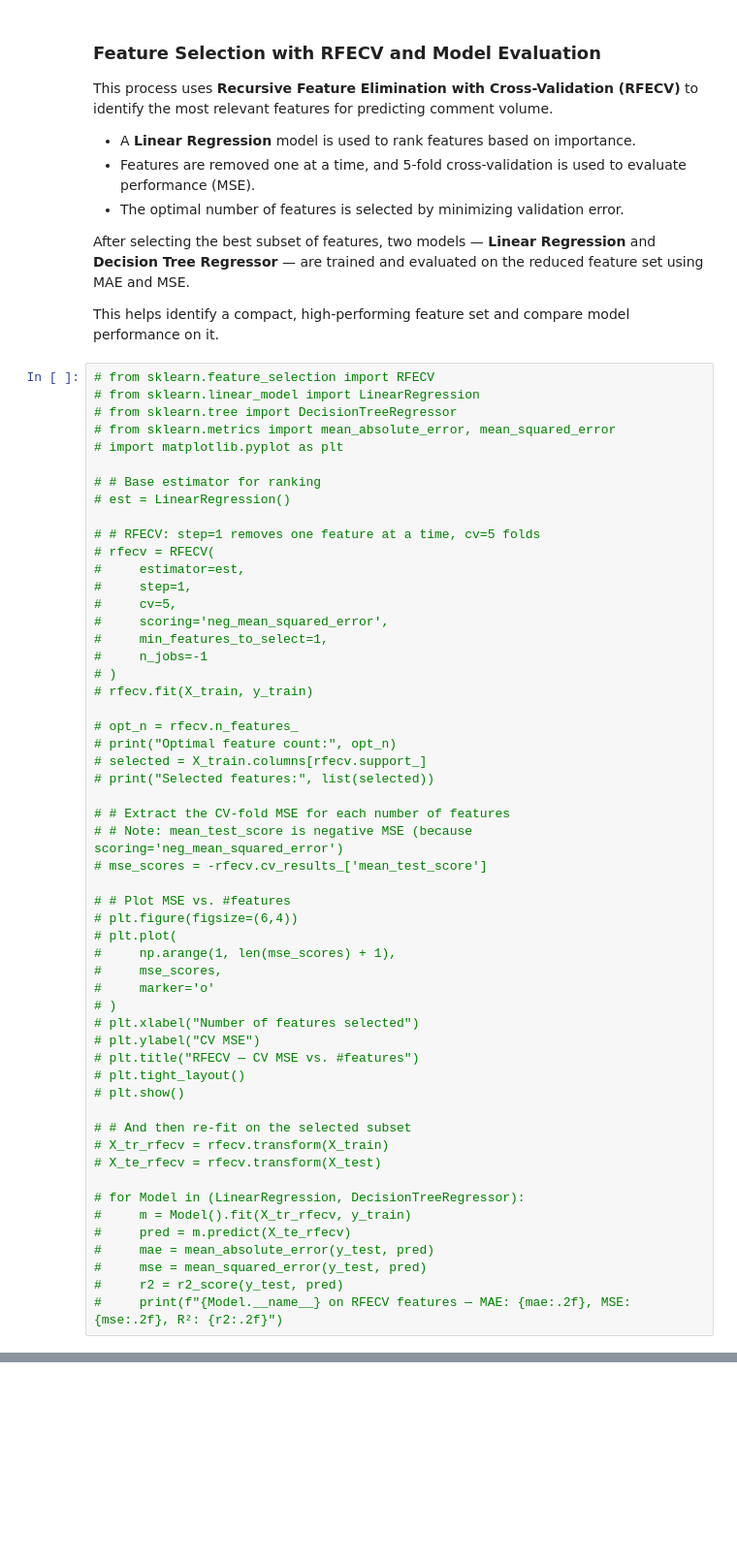
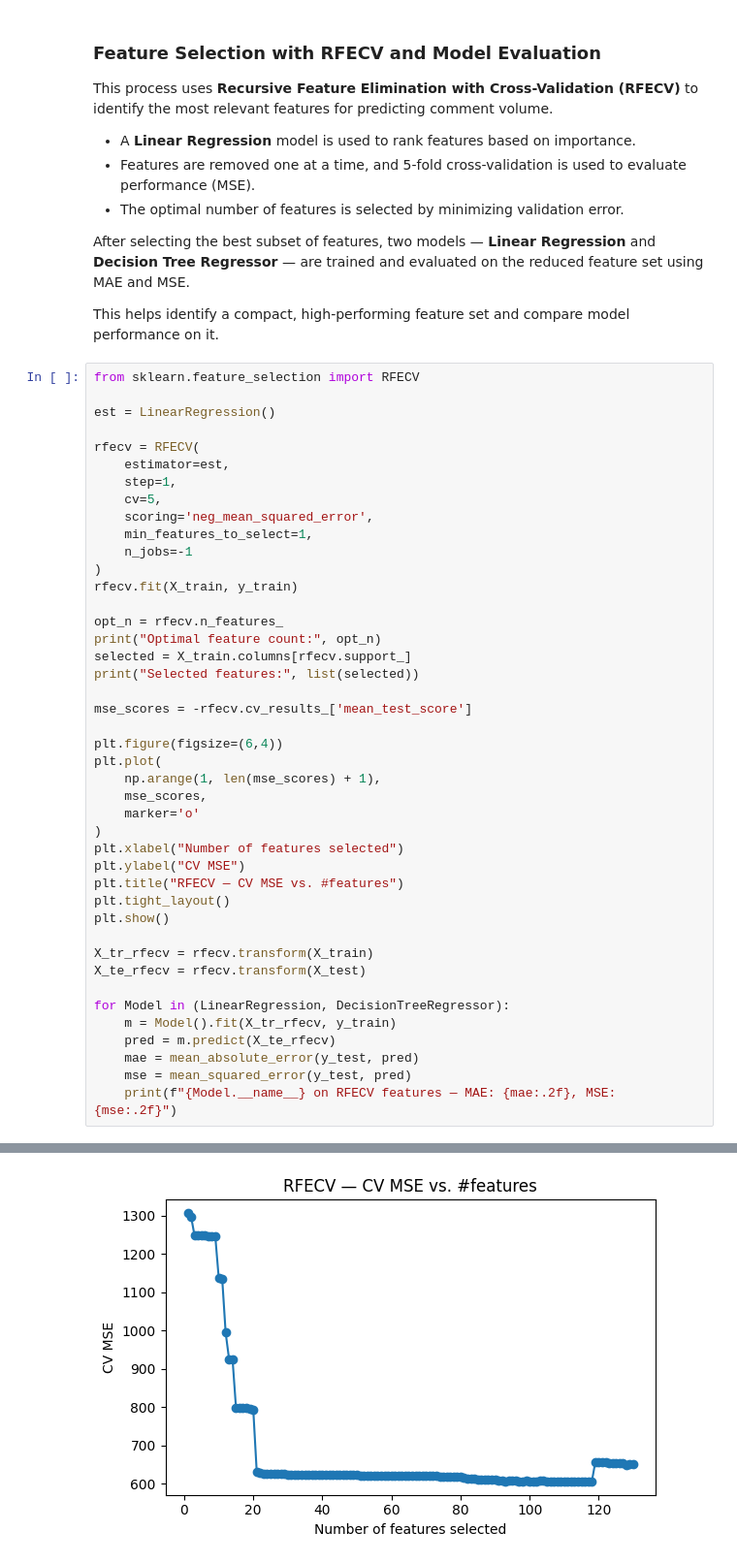
Before and after one commit to Joel-Milla/cs3244_Final_Project, a Jupyter notebook: 3_FeatureEngineering.ipynb, the cells around one changed output, grey strips where cells are left out. Shown at 97% size. Saved outputs shown, nothing was run; the diff lists cells and outputs as text; blank space fills up the shorter version.

```diff
--- a/3_FeatureEngineering.ipynb
+++ b/3_FeatureEngineering.ipynb
@@ -467,56 +412,46 @@ After selecting the best subset of features, two models — **Linear Regression*
 
 This helps identify a compact, high-performing feature set and compare model performance on it.
 # %%
-# from sklearn.feature_selection import RFECV
-# from sklearn.linear_model import LinearRegression
-# from sklearn.tree import DecisionTreeRegressor
-# from sklearn.metrics import mean_absolute_error, mean_squared_error
-# import matplotlib.pyplot as plt
+from sklearn.feature_selection import RFECV
 
-# # Base estimator for ranking
-# est = LinearRegression()
+est = LinearRegression()
 
-# # RFECV: step=1 removes one feature at a time, cv=5 folds
-# rfecv = RFECV(
-#     estimator=est,
-#     step=1,
-#     cv=5,
-#     scoring='neg_mean_squared_error',
-#     min_features_to_select=1,
-#     n_jobs=-1
-# )
-# rfecv.fit(X_train, y_train)
+rfecv = RFECV(
+    estimator=est,
+    step=1,
+    cv=5,
+    scoring='neg_mean_squared_error',
+    min_features_to_select=1,
+    n_jobs=-1
+)
+rfecv.fit(X_train, y_train)
 
-# opt_n = rfecv.n_features_
-# print("Optimal feature count:", opt_n)
-# selected = X_train.columns[rfecv.support_]
-# print("Selected features:", list(selected))
+opt_n = rfecv.n_features_
+print("Optimal feature count:", opt_n)
+selected = X_train.columns[rfecv.support_]
+print("Selected features:", list(selected))
 
-# # Extract the CV‐fold MSE for each number of features
-# # Note: mean_test_score is negative MSE (because scoring='neg_mean_squared_error')
-# mse_scores = -rfecv.cv_results_['mean_test_score']
+mse_scores = -rfecv.cv_results_['mean_test_score']
 
-# # Plot MSE vs. #features
-# plt.figure(figsize=(6,4))
-# plt.plot(
-#     np.arange(1, len(mse_scores) + 1),
-#     mse_scores,
-#     marker='o'
-# )
-# plt.xlabel("Number of features selected")
-# plt.ylabel("CV MSE")
-# plt.title("RFECV — CV MSE vs. #features")
-# plt.tight_layout()
-# plt.show()
+plt.figure(figsize=(6,4))
+plt.plot(
+    np.arange(1, len(mse_scores) + 1),
+    mse_scores,
+    marker='o'
+)
+plt.xlabel("Number of features selected")
+plt.ylabel("CV MSE")
+plt.title("RFECV — CV MSE vs. #features")
+plt.tight_layout()
+plt.show()
 
-# # And then re‐fit on the selected subset
-# X_tr_rfecv = rfecv.transform(X_train)
-# X_te_rfecv = rfecv.transform(X_test)
+X_tr_rfecv = rfecv.transform(X_train)
+X_te_rfecv = rfecv.transform(X_test)
 
-# for Model in (LinearRegression, DecisionTreeRegressor):
-#     m = Model().fit(X_tr_rfecv, y_train)
-#     pred = m.predict(X_te_rfecv)
-#     mae = mean_absolute_error(y_test, pred)
-#     mse = mean_squared_error(y_test, pred)
-#     r2 = r2_score(y_test, pred)
-#     print(f"{Model.__name__} on RFECV features — MAE: {mae:.2f}, MSE: {mse:.2f}, R²: {r2:.2f}")
+for Model in (LinearRegression, DecisionTreeRegressor):
+    m = Model().fit(X_tr_rfecv, y_train)
+    pred = m.predict(X_te_rfecv)
+    mae = mean_absolute_error(y_test, pred)
+    mse = mean_squared_error(y_test, pred)
+    print(f"{Model.__name__} on RFECV features — MAE: {mae:.2f}, MSE: {mse:.2f}")
+# %% [output]
@@ -522,0 +460 @@ This helps identify a compact, high-performing feature set and compare model per
+[figure, added]
```
Also changed, not shown: parts of 41 cells of this notebook.
